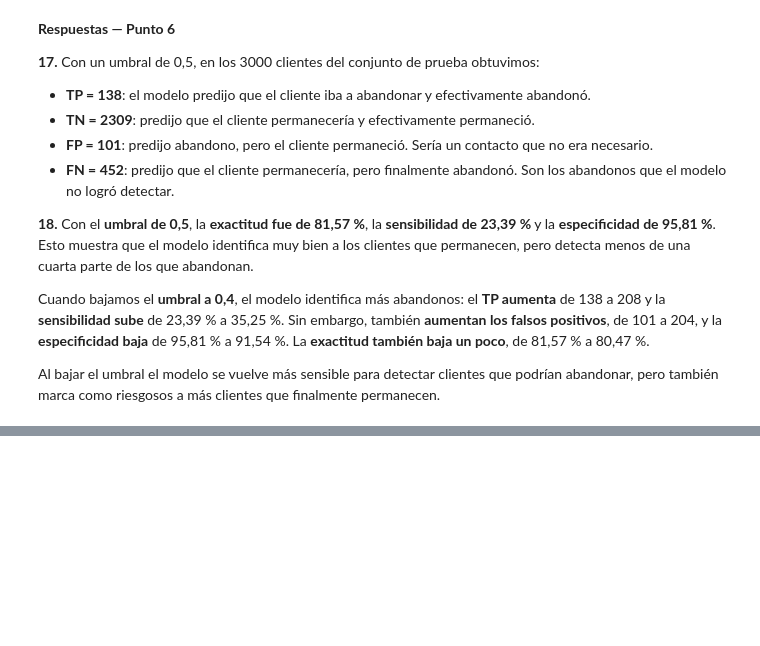
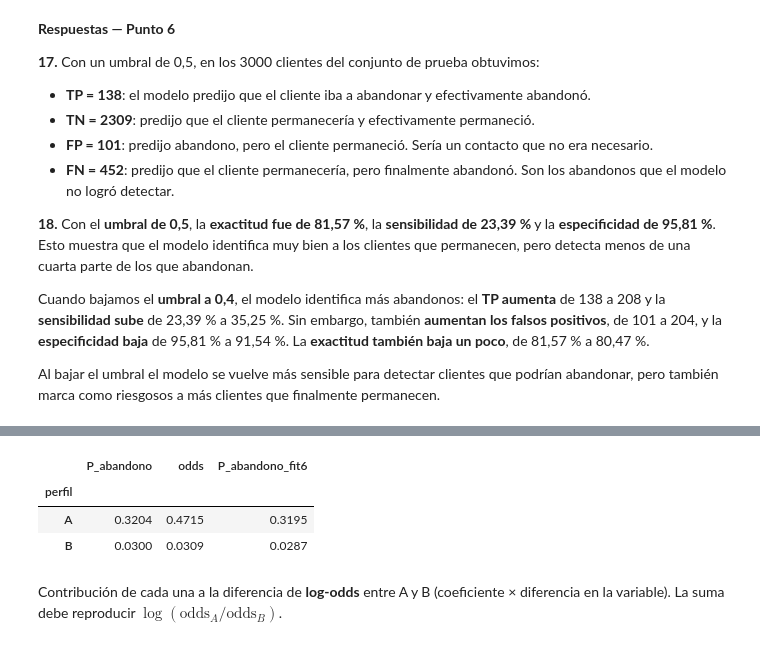
Before and after one commit to MrTamayo-1/Taller_Abandono_Producto_Financiero_Tamayo_Ruano_Reyes, a Jupyter notebook: Taller_Abandono_Producto_Financiero_Tamayo_Ruano_Reyes.ipynb, the cells around one changed output, grey strips where cells are left out. Drawn from its saved outputs; the diff is of its cells as text; code cells hidden in the pictures; blank space fills up the shorter version.

Commit message:
Punto 7: perfiles y cierre

```diff
--- a/Taller_Abandono_Producto_Financiero_Tamayo_Ruano_Reyes.ipynb
+++ b/Taller_Abandono_Producto_Financiero_Tamayo_Ruano_Reyes.ipynb
@@ -900,0 +908,26 @@ Al bajar el umbral el modelo se vuelve más sensible para detectar clientes que
+# %%
+perfiles = pd.DataFrame({
+    "perfil": ["A", "B"],
+    "puntaje_crediticio": [650, 720],
+    "pais": pd.Categorical(["Francia", "España"], categories=Train_Data["pais"].cat.categories),
+    "sexo": pd.Categorical(["Mujer", "Hombre"], categories=Train_Data["sexo"].cat.categories),
+    "edad": [40, 30],
+    "antiguedad": [5, 6],
+    "saldo": [100000, 50000],
+    "numero_productos": [1, 2],
+    "tiene_tarjeta": [0, 1],
+    "miembro_activo": [0, 1],
+    "salario_estimado": [100000, 80000],
+}).set_index("perfil")
+
+perfiles["P_abandono"] = logit_fits.predict(perfiles)
+perfiles["odds"] = perfiles["P_abandono"] / (1 - perfiles["P_abandono"])
+perfiles["P_abandono_fit6"] = fit6.predict(perfiles)   # contraste con el modelo amplio
+perfiles[["P_abandono", "odds", "P_abandono_fit6"]].round(4)
+# %% [output]
+|  | P_abandono | odds | P_abandono_fit6 |
+| perfil |  |  |  |
+| A | 0.3204 | 0.4715 | 0.3195 |
+| B | 0.0300 | 0.0309 | 0.0287 |
+# %% [markdown]
+Contribución de cada una a la diferencia de **log-odds** entre A y B (coeficiente × diferencia en la variable). La suma debe reproducir $\log(\text{odds}_A/\text{odds}_B)$.
```
Also changed, not shown: parts of 3 cells of this notebook.
